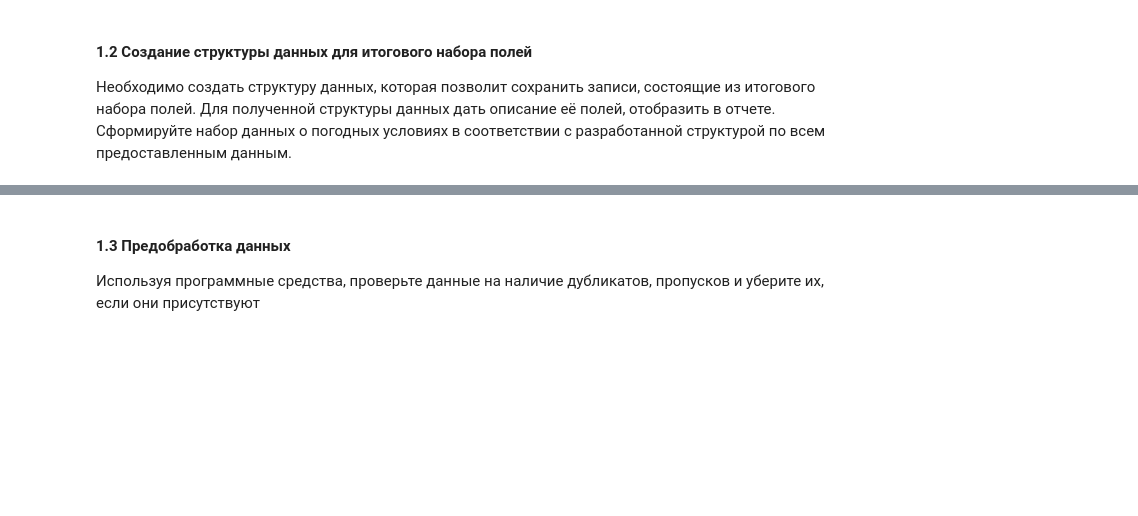
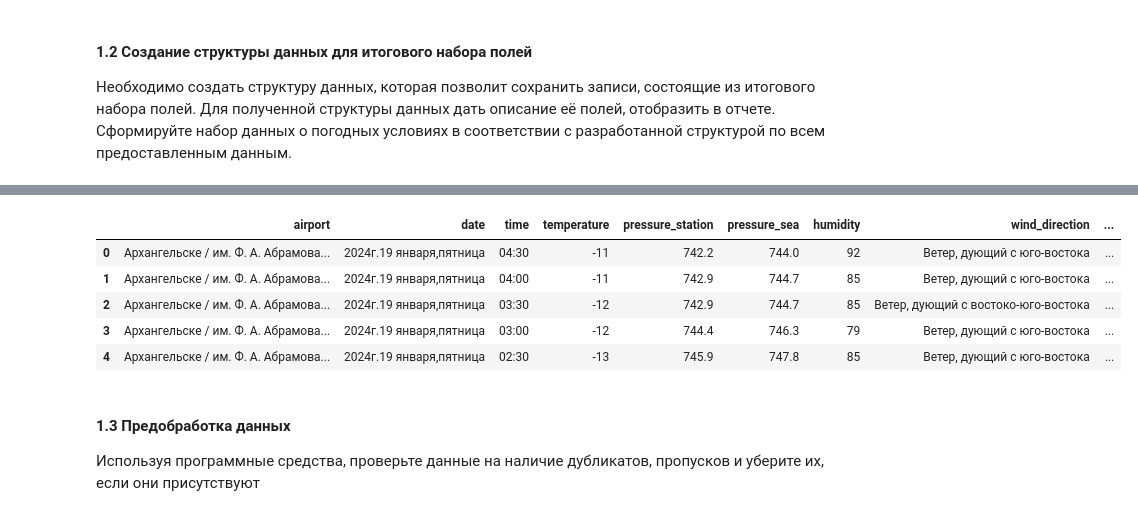
Before and after one commit to abestuzhev/aaa, a Jupyter notebook: module-1-1.ipynb, the cells around one changed output, grey strips where cells are left out. Saved outputs shown, nothing was run; the diff lists cells and outputs as text; code cells hidden in the pictures; blank space fills up the shorter version.

```diff
--- a/module-1-1.ipynb
+++ b/module-1-1.ipynb
@@ -46,7 +46,7 @@ def parse_weather_file(file_path):
         if date_cell:
             current_date = date_cell.get_text(strip=True)
             # Убираем ячейку с датой из списка
-            cells = [c for c in cells if 'cl_dt' not in c.get('class', [])]
+            # cells = [c for c in cells if 'cl_dt' not in c.get('class', [])]
 
         # Если есть дата и достаточно ячеек
         if current_date and len(cells) >= 13:
@@ -133,3 +133,12 @@ else:
+# %%
+df_result.head()
+# %% [output]
+|  | airport | date | time | temperature | pressure_station | pressure_sea | humidity | wind_direction | ... |
+| 0 | Архангельске / им. Ф. А. Абрамова... | 2024г.19 января,пятница | 04:30 | -11 | 742.2 | 744.0 | 92 | Ветер, дующий с юго-востока | ... |
+| 1 | Архангельске / им. Ф. А. Абрамова... | 2024г.19 января,пятница | 04:00 | -11 | 742.9 | 744.7 | 85 | Ветер, дующий с юго-востока | ... |
+| 2 | Архангельске / им. Ф. А. Абрамова... | 2024г.19 января,пятница | 03:30 | -12 | 742.9 | 744.7 | 85 | Ветер, дующий с востоко-юго-востока | ... |
+| 3 | Архангельске / им. Ф. А. Абрамова... | 2024г.19 января,пятница | 03:00 | -12 | 744.4 | 746.3 | 79 | Ветер, дующий с юго-востока | ... |
+| 4 | Архангельске / им. Ф. А. Абрамова... | 2024г.19 января,пятница | 02:30 | -13 | 745.9 | 747.8 | 85 | Ветер, дующий с юго-востока | ... |
 # %%
 # 5. Создание тестового примера
 print("\n" + "="*50)
```
Also changed, not shown: parts of 4 cells of this notebook, 5 other files.
